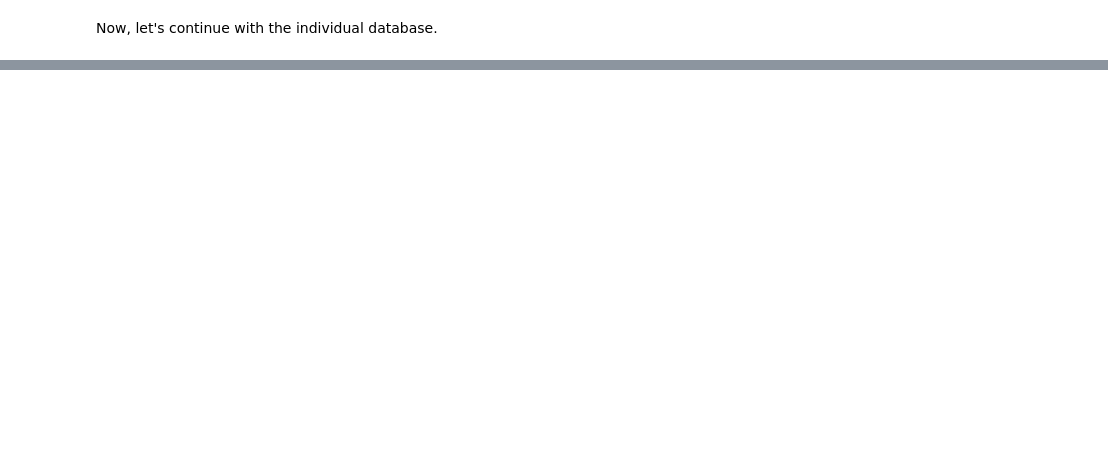
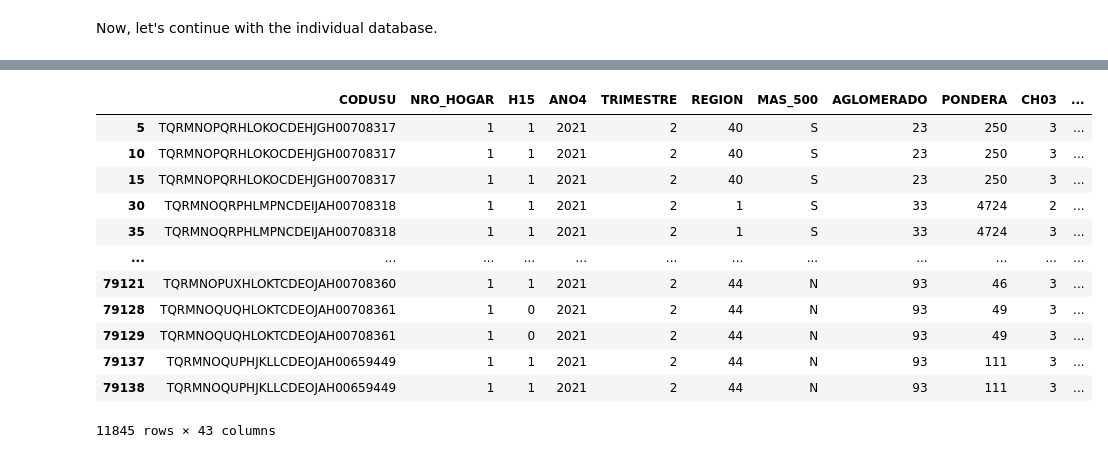
Before and after one commit to jbeiroa/learnground, a Jupyter notebook: projects/eph_sc_dropouts/EPH School Dropouts - Dataset.ipynb, the cells around one changed output, grey strips where cells are left out. Saved outputs shown, nothing was run; the diff lists cells and outputs as text; code cells hidden in the pictures; blank space fills up the shorter version.

```diff
--- a/projects/eph_sc_dropouts/EPH School Dropouts.ipynb
+++ b/projects/eph_sc_dropouts/EPH School Dropouts - Dataset.ipynb
@@ -279,7 +279,7 @@ cols_to_keep
  'ITF',
  'DECIFR']
 # %%
-cols_to_keep.extend('V11')
+cols_to_keep.extend(['V11'])
 # %%
 home = eph_home[cols_to_keep]
 # %% [markdown]
@@ -302,0 +303,2 @@ data.shape
+# %%
+eph_people3 = pyeph.get(data="eph", year=2021, period=3, tipo_base='individual')
@@ -302,0 +310,3 @@ data.shape
+# %%
+third = eph_people3[['CODUSU', 'NRO_HOGAR', 'CH10']].rename({'CH10': 'CH10_3'}, axis=1)
+third.head()
@@ -302,0 +320,3 @@ data.shape
+# %%
+data = data.merge(third, on=['CODUSU', 'NRO_HOGAR'])
+data.head()
@@ -302,0 +331,17 @@ data.shape
+# %%
+# all of this dropped
+data[(data.NIVEL_ED < 6) & (data.CH13 == 2) & (data.CH10 == 1) & (data.CH10_3 == 2)]
+# %% [output]
+|  | CODUSU | NRO_HOGAR | H15 | ANO4 | TRIMESTRE | REGION | MAS_500 | AGLOMERADO | PONDERA | CH03 | ... |
+| 5 | TQRMNOPQRHLOKOCDEHJGH00708317 | 1 | 1 | 2021 | 2 | 40 | S | 23 | 250 | 3 | ... |
+| 10 | TQRMNOPQRHLOKOCDEHJGH00708317 | 1 | 1 | 2021 | 2 | 40 | S | 23 | 250 | 3 | ... |
+| 15 | TQRMNOPQRHLOKOCDEHJGH00708317 | 1 | 1 | 2021 | 2 | 40 | S | 23 | 250 | 3 | ... |
+| 30 | TQRMNOQRPHLMPNCDEIJAH00708318 | 1 | 1 | 2021 | 2 | 1 | S | 33 | 4724 | 2 | ... |
+| 35 | TQRMNOQRPHLMPNCDEIJAH00708318 | 1 | 1 | 2021 | 2 | 1 | S | 33 | 4724 | 3 | ... |
+| ... | ... | ... | ... | ... | ... | ... | ... | ... | ... | ... | ... |
+| 79121 | TQRMNOPUXHLOKTCDEOJAH00708360 | 1 | 1 | 2021 | 2 | 44 | N | 93 | 46 | 3 | ... |
+| 79128 | TQRMNOQUQHLOKTCDEOJAH00708361 | 1 | 0 | 2021 | 2 | 44 | N | 93 | 49 | 3 | ... |
+| 79129 | TQRMNOQUQHLOKTCDEOJAH00708361 | 1 | 0 | 2021 | 2 | 44 | N | 93 | 49 | 3 | ... |
+| 79137 | TQRMNOQUPHJKLLCDEOJAH00659449 | 1 | 1 | 2021 | 2 | 44 | N | 93 | 111 | 3 | ... |
+| 79138 | TQRMNOQUPHJKLLCDEOJAH00659449 | 1 | 1 | 2021 | 2 | 44 | N | 93 | 111 | 3 | ... |
+11845 rows × 43 columns
```
Also changed, not shown: parts of 12 cells of this notebook, 1 other file.
